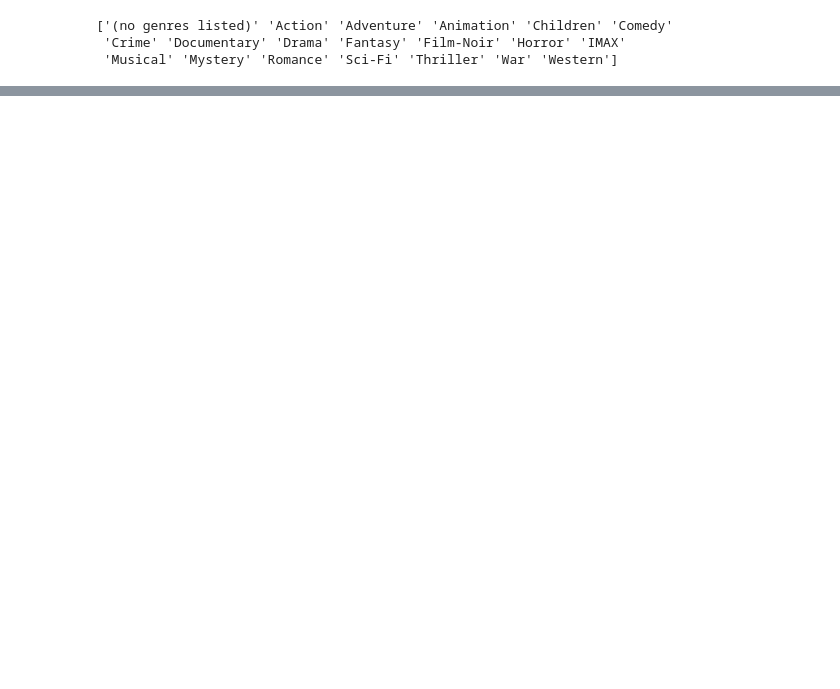
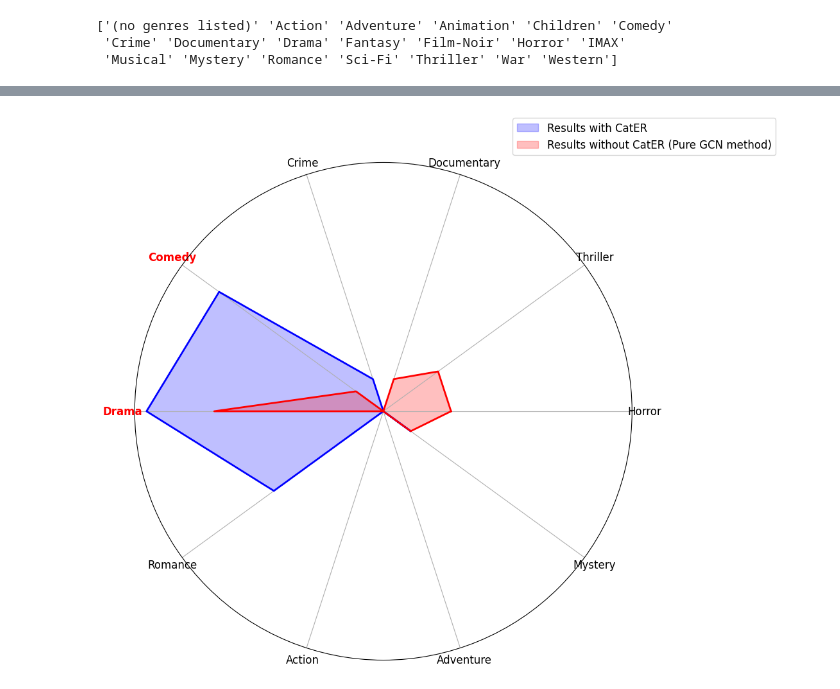
Before and after one commit to Yaoyuxuanyyds/Movie-Rec, a Jupyter notebook: code/cold.ipynb, the cells around one changed output, grey strips where cells are left out. Drawn from its saved outputs; the diff is of its cells as text; code cells hidden in the pictures; blank space fills up the shorter version.

```diff
--- a/code/cold.ipynb
+++ b/code/cold.ipynb
@@ -147,0 +228,80 @@ Top-5 相似电影:
+# %%
+# Import necessary libraries
+import matplotlib.pyplot as plt
+import numpy as np
+from collections import Counter
+
+# Define category labels
+categories = [
+     'Horror','Thriller',
+    'Documentary','Crime',  'Comedy', 'Drama', 'Romance', 'Action', 'Adventure',
+    'Mystery',
+]
+
+# Data for A and B
+data_A = [
+    ['Comedy', 'Romance'],
+    ['Crime', 'Drama', 'Romance'],
+    ['Drama'],
+    ['Comedy', 'Romance'],
+    ['Drama', 'Romance'],
+    ['Comedy', 'Drama'],
+    ['Comedy', 'Drama'],
+    ['Comedy', 'Drama'],
+    ['Comedy'],
+    ['Drama', 'Mystery']
+]
+
+data_B = [
+    ['Thriller'],
+    ['Horror'],
+    ['Drama', 'War'],
+    ['Horror'],
+    ['Thriller'],
+    ['Comedy', 'Drama', 'Mystery'],
+    ['Drama'],
+    ['Drama'],
+    ['Drama'],
+    ['Documentary']
+]
+
+# Count frequencies
+counter_A = Counter([label for movie in data_A for label in movie])
+counter_B = Counter([label for movie in data_B for label in movie])
+
+freq_A = [counter_A[category] for category in categories]
+freq_B = [counter_B[category] for category in categories]
+
+# Prepare radar chart
+num_vars = len(categories)
+angles = np.linspace(0, 2 * np.pi, num_vars, endpoint=False).tolist()
+angles += angles[:1]  # Close the circle
+
+freq_A += freq_A[:1]  # Close the circle for A
+freq_B += freq_B[:1]  # Close the circle for B
+
+# Plot radar chart
+fig, ax = plt.subplots(figsize=(10, 14), subplot_kw=dict(polar=True))
+
+ax.fill(angles, freq_A, color='blue', alpha=0.25, label='Results with CatER')
+ax.plot(angles, freq_A, color='blue', linewidth=2)
+
+ax.fill(angles, freq_B, color='red', alpha=0.25, label='Results without CatER (Pure GCN method)')
+ax.plot(angles, freq_B, color='red', linewidth=2)
+
+ax.set_yticks([])
+ax.set_xticks(angles[:-1])
+ax.set_xticklabels(categories, fontsize=12)
+
+# Highlight "Drama" and "Comedy" in red
+for label, angle in zip(ax.get_xticklabels(), angles):
+    if label.get_text() in ["Drama", "Comedy"]:
+        label.set_color("red")
+        label.set_weight("bold")
+
+ax.legend(loc='upper right', bbox_to_anchor=(1.3, 1.1), fontsize=12)
+
+# plt.title('Comparison of Category Frequencies in A and B', fontsize=16, pad=20)
+plt.show()
+# %% [output]
+[figure, added]
```
Also changed, not shown: parts of 4 cells of this notebook, 4 other files.
